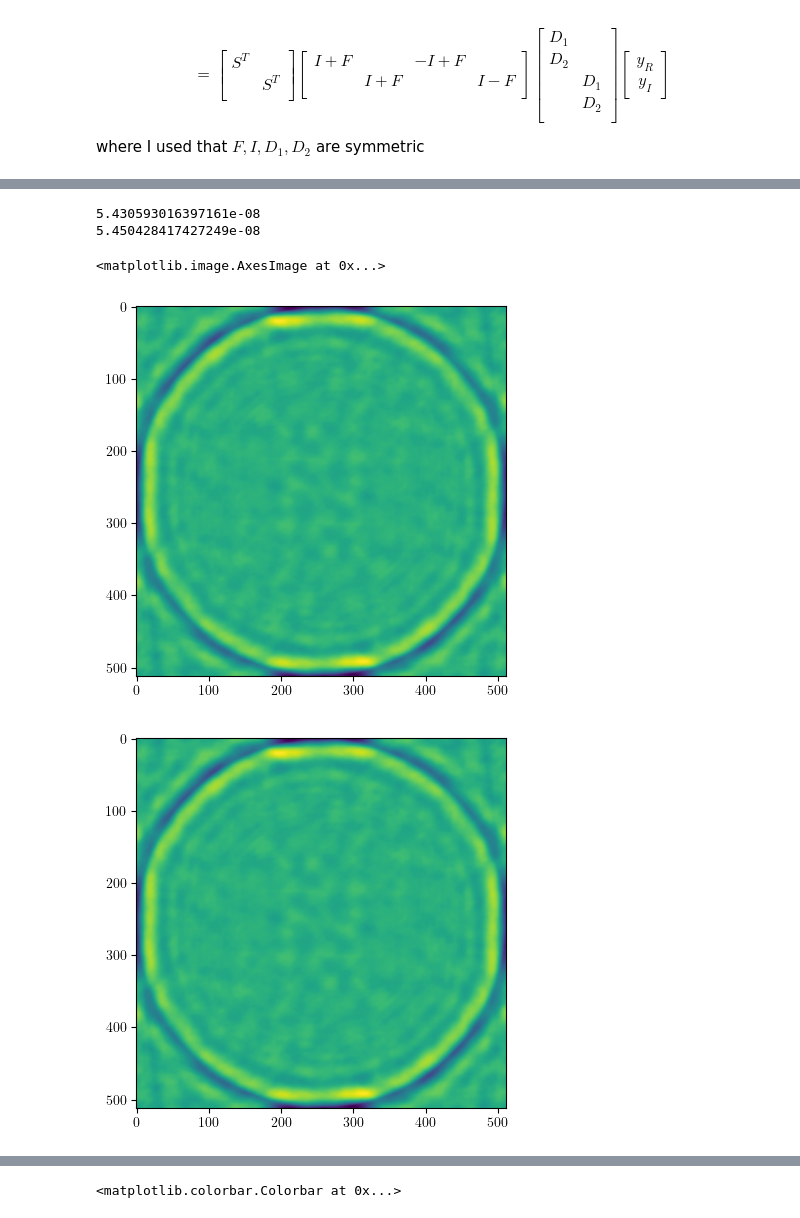
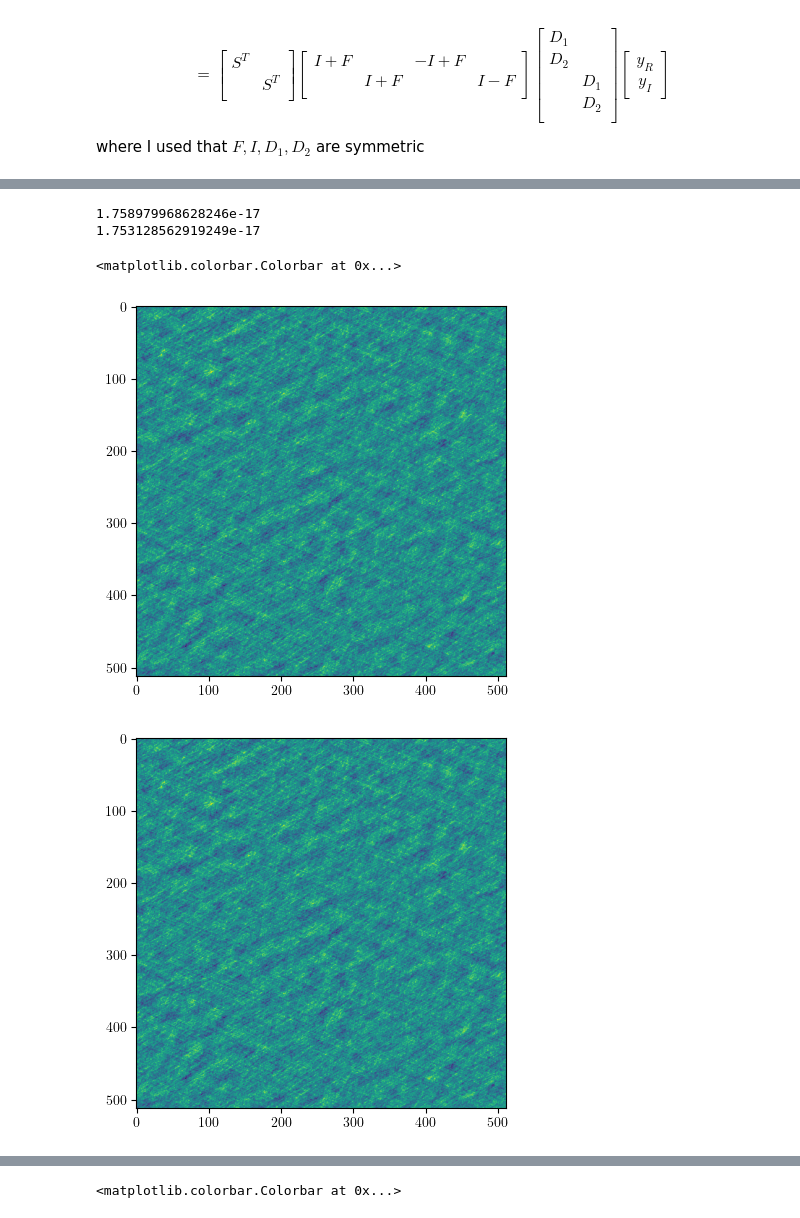
Before and after one commit to ma-gilles/recovar, a Jupyter notebook: ewald_test.ipynb, the cells around one changed output, grey strips where cells are left out. Saved outputs shown, nothing was run; the diff lists cells and outputs as text; code cells hidden in the pictures.

Commit message:
changes to include first order disc and some tests

```diff
--- a/ewald_test.ipynb
+++ b/ewald_test.ipynb
@@ -277,7 +299,7 @@ from recovar import generate_synthetic_molecule as gsm
 # CTF parameters from a real dataset
 # Compute wavelength
 wavelength = gsm.voltage_to_wavelength(300)#* 1e-0
-lam = wavelength * 1e-8
+lam = wavelength #* 1e-8
 
 # Change grid_size to test with different resolutions
 grid_size = 512#512 *2*2
@@ -286,7 +308,7 @@ image_shape = tuple(2*[grid_size])
 volume_shape = tuple(3*[grid_size])
 
 vol_spatial_mask = mask.get_radial_mask(tuple(3*[grid_size]))#, radius = grid_size-2)
-vol_spatial = vol_spatial_mask# np.random.randn(*volume_shape)
+vol_spatial = np.random.randn(*volume_shape)
 
 # I am masking out big frequencies because things are not quite right there
 
@@ -298,6 +320,7 @@ volume_imag = vol.imag.reshape(-1)
 from recovar import simulator
 
 ctf_params, rotation_matrices, translations = simulator.random_sampling_scheme(200, grid_size, seed =0 )
+ctf_params[:,5] = ctf_params[:,5] *0 ## W HAS NOT BEEN IMPLEMENTED SO THIS NEEDS TO BE SET TO 0 FOR NOW
 
 
 # ctf_params[1] = ctf_params[0]
@@ -328,34 +351,37 @@ ctf_params, rotation_matrices, translations = simulator.random_sampling_scheme(2
 # %%
 from jax import vjp
 
 disc_type  = 'nearest'
 f = lambda volume_real, volume_imag : ewald_sphere_forward_model(volume_real, volume_imag, rotation_matrices, ctf_params, image_shape, volume_shape, voxel_size, lam, disc_type)
 y, u = vjp(f,volume_real, volume_imag)
 
-z1, z2 = adjoint_ewald_sphere_forward_model(y[0], y[1], rotation_matrices, ctf_params, image_shape, volume_shape, voxel_size, lam )
+z1, z2 = adjoint_ewald_sphere_forward_model(y[0], y[1], rotation_matrices, ctf_params, image_shape, volume_shape, voxel_size, lam, disc_type = 'nearest' )
+
+# z11, z22 = adjoint_ewald_sphere_forward_model(y[0], y[1], rotation_matrices, ctf_params, image_shape, volume_shape, voxel_size, lam, disc_type = 'nearest' )
+
 z11,z22 = u(y)
 
 print(np.linalg.norm(z1 - z11) / np.linalg.norm(z1))
 print(np.linalg.norm(z2 - z22) / np.linalg.norm(z2))
 
 import matplotlib.pyplot as plt
 z3 = z1 + 1j * z2
 z33 = z11 + 1j * z22
 plt.imshow(ftu.get_idft3(z3.reshape(volume_shape)).real.sum(axis=2))
 plt.figure()
 plt.imshow(ftu.get_idft3(z33.reshape(volume_shape)).real.sum(axis=2))
-
+plt.figure()
 plt.imshow(np.log10(np.abs(z1) ).reshape(volume_shape)[:,:,grid_size//2])#.real.sum(axis=2))
 plt.colorbar()
 plt.figure()
 plt.imshow(np.log10(np.abs(z2) ).reshape(volume_shape)[:,:,grid_size//2])#.real.sum(axis=2))
 plt.colorbar()
 plt.figure()
 plt.imshow(np.log10(np.abs(z1 - z2)).reshape(volume_shape)[:,:,grid_size//2])#.real.sum(axis=2))
 plt.colorbar()
 # %% [output]
-5.430593016397161e-08
-5.450428417427249e-08
+1.758979968628246e-17
+1.753128562919249e-17
-<matplotlib.image.AxesImage at 0x...>
+<matplotlib.colorbar.Colorbar at 0x...>
-[figure, old version]
+[figure, new version]
-[figure, old version]
+[figure, new version]
```
Also changed, not shown: parts of 15 cells of this notebook, 1 other file.
